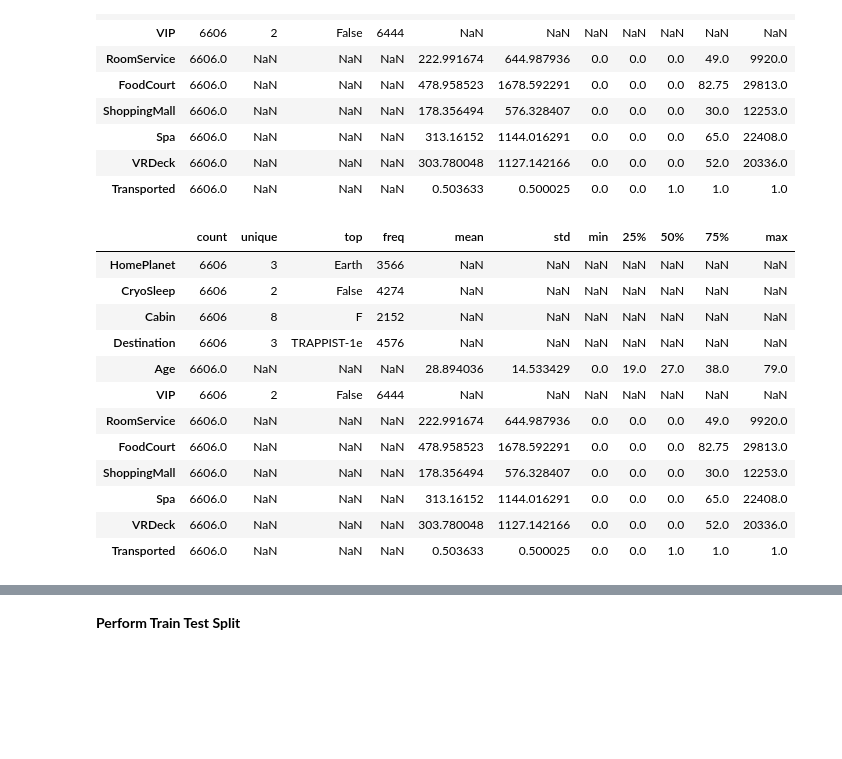
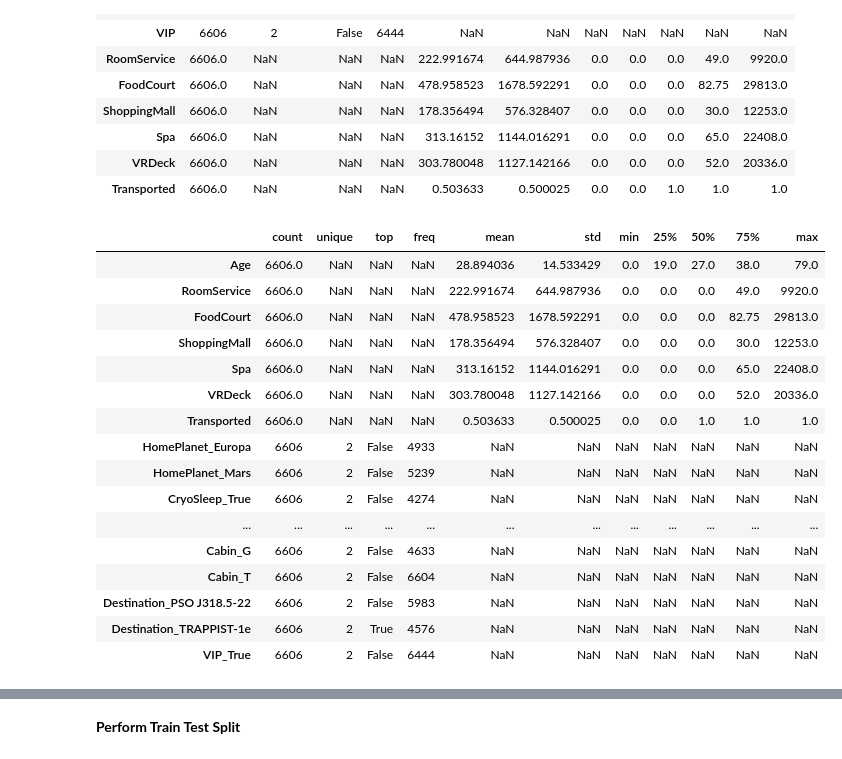
Before and after one commit to jesuserro/lab-feature-engineering, a Jupyter notebook: lab-feature_eng.ipynb, the cells around one changed output, grey strips where cells are left out. Saved outputs shown, nothing was run; the diff lists cells and outputs as text; code cells hidden in the pictures; blank space fills up the shorter version.

```diff
--- a/lab-feature_eng.ipynb
+++ b/lab-feature_eng.ipynb
@@ -207,20 +207,29 @@ spaceship.describe(include='all').T
 # %%
 # For non-numerical columns (HomePlanet, CryoSleep, Destination, VIP, Transported), do dummies:
 # spaceship = pd.get_dummies(spaceship, columns=['HomePlanet', 'CryoSleep', 'Destination', 'VIP'], drop_first=True)
+# spaceship = pd.get_dummies(spaceship, columns=['HomePlanet', 'CryoSleep', 'Cabin', 'Destination'], drop_first=True)
+
+# Get all non numerical columns and do dummies
+non_numerical_columns = spaceship.select_dtypes(include='object').columns
+spaceship = pd.get_dummies(spaceship, columns=non_numerical_columns, drop_first=True)
 
 spaceship.describe(include='all').T
 # %% [output]
 |  | count | unique | top | freq | mean | std | min | 25% | 50% | 75% | max |
-| HomePlanet | 6606 | 3 | Earth | 3566 | NaN | NaN | NaN | NaN | NaN | NaN | NaN |
-| CryoSleep | 6606 | 2 | False | 4274 | NaN | NaN | NaN | NaN | NaN | NaN | NaN |
-| Cabin | 6606 | 8 | F | 2152 | NaN | NaN | NaN | NaN | NaN | NaN | NaN |
-| Destination | 6606 | 3 | TRAPPIST-1e | 4576 | NaN | NaN | NaN | NaN | NaN | NaN | NaN |
 | Age | 6606.0 | NaN | NaN | NaN | 28.894036 | 14.533429 | 0.0 | 19.0 | 27.0 | 38.0 | 79.0 |
-| VIP | 6606 | 2 | False | 6444 | NaN | NaN | NaN | NaN | NaN | NaN | NaN |
 | RoomService | 6606.0 | NaN | NaN | NaN | 222.991674 | 644.987936 | 0.0 | 0.0 | 0.0 | 49.0 | 9920.0 |
 | FoodCourt | 6606.0 | NaN | NaN | NaN | 478.958523 | 1678.592291 | 0.0 | 0.0 | 0.0 | 82.75 | 29813.0 |
 | ShoppingMall | 6606.0 | NaN | NaN | NaN | 178.356494 | 576.328407 | 0.0 | 0.0 | 0.0 | 30.0 | 12253.0 |
 | Spa | 6606.0 | NaN | NaN | NaN | 313.16152 | 1144.016291 | 0.0 | 0.0 | 0.0 | 65.0 | 22408.0 |
 | VRDeck | 6606.0 | NaN | NaN | NaN | 303.780048 | 1127.142166 | 0.0 | 0.0 | 0.0 | 52.0 | 20336.0 |
 | Transported | 6606.0 | NaN | NaN | NaN | 0.503633 | 0.500025 | 0.0 | 0.0 | 1.0 | 1.0 | 1.0 |
+| HomePlanet_Europa | 6606 | 2 | False | 4933 | NaN | NaN | NaN | NaN | NaN | NaN | NaN |
+| HomePlanet_Mars | 6606 | 2 | False | 5239 | NaN | NaN | NaN | NaN | NaN | NaN | NaN |
+| CryoSleep_True | 6606 | 2 | False | 4274 | NaN | NaN | NaN | NaN | NaN | NaN | NaN |
+| ... | ... | ... | ... | ... | ... | ... | ... | ... | ... | ... | ... |
+| Cabin_G | 6606 | 2 | False | 4633 | NaN | NaN | NaN | NaN | NaN | NaN | NaN |
+| Cabin_T | 6606 | 2 | False | 6604 | NaN | NaN | NaN | NaN | NaN | NaN | NaN |
+| Destination_PSO J318.5-22 | 6606 | 2 | False | 5983 | NaN | NaN | NaN | NaN | NaN | NaN | NaN |
+| Destination_TRAPPIST-1e | 6606 | 2 | True | 4576 | NaN | NaN | NaN | NaN | NaN | NaN | NaN |
+| VIP_True | 6606 | 2 | False | 6444 | NaN | NaN | NaN | NaN | NaN | NaN | NaN |
 # %%
```
Also changed, not shown: parts of 7 cells of this notebook.
